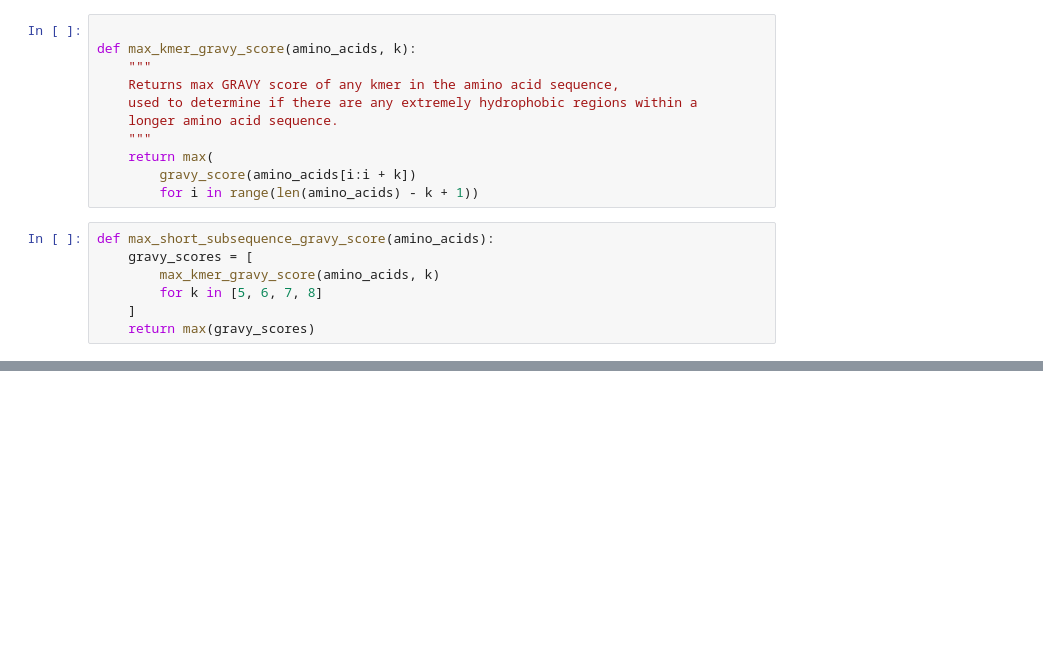
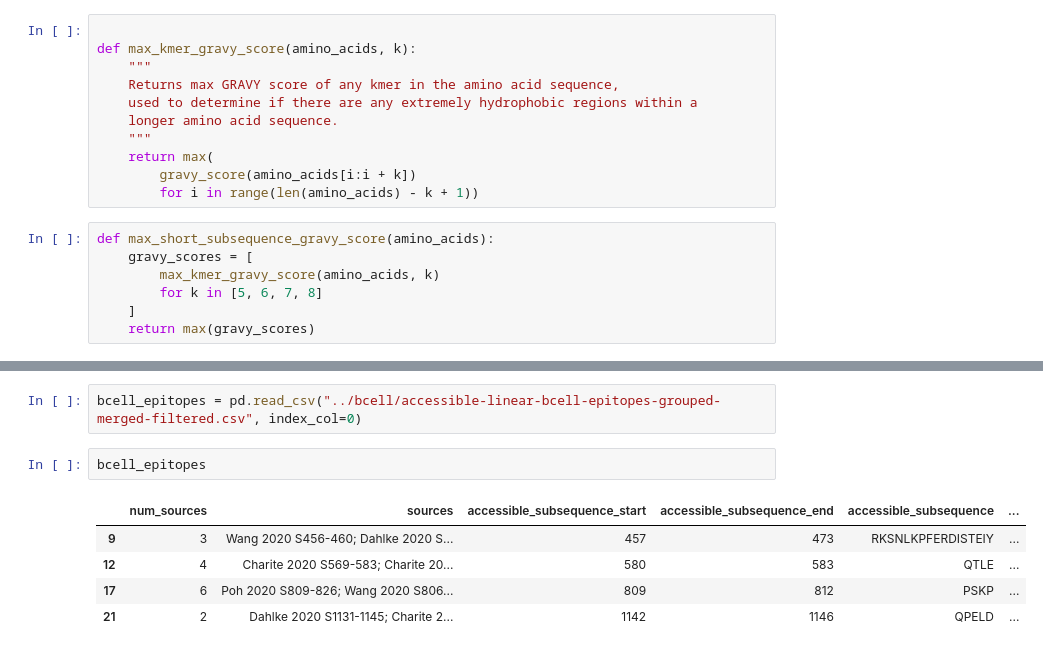
Before and after one commit to pirl-unc/Landscape-and-Selection-of-Vaccine-Epitopes-in-SARS-CoV-2, a Jupyter notebook: vaccine-peptides/Select vaccine peptides.ipynb, the cells around one changed output, grey strips where cells are left out. Cells and saved outputs as stored; diff of their text form; blank space fills up the shorter version.

```diff
--- a/vaccine-peptides/Select vaccine peptides.ipynb
+++ b/vaccine-peptides/Select vaccine peptides.ipynb
@@ -148,0 +189,10 @@ pyplot.legend(["15mer", "21mer", "27mer"])
+# %%
+bcell_epitopes = pd.read_csv("../bcell/accessible-linear-bcell-epitopes-grouped-merged-filtered.csv", index_col=0)
+# %%
+bcell_epitopes
+# %% [output]
+|  | num_sources | sources | accessible_subsequence_start | accessible_subsequence_end | accessible_subsequence | ... |
+| 9 | 3 | Wang 2020 S456-460; Dahlke 2020 S... | 457 | 473 | RKSNLKPFERDISTEIY | ... |
+| 12 | 4 | Charite 2020 S569-583; Charite 20... | 580 | 583 | QTLE | ... |
+| 17 | 6 | Poh 2020 S809-826; Wang 2020 S806... | 809 | 812 | PSKP | ... |
+| 21 | 2 | Dahlke 2020 S1131-1145; Charite 2... | 1142 | 1146 | QPELD | ... |
```
Also changed, not shown: parts of 19 cells of this notebook, 13 other files.
